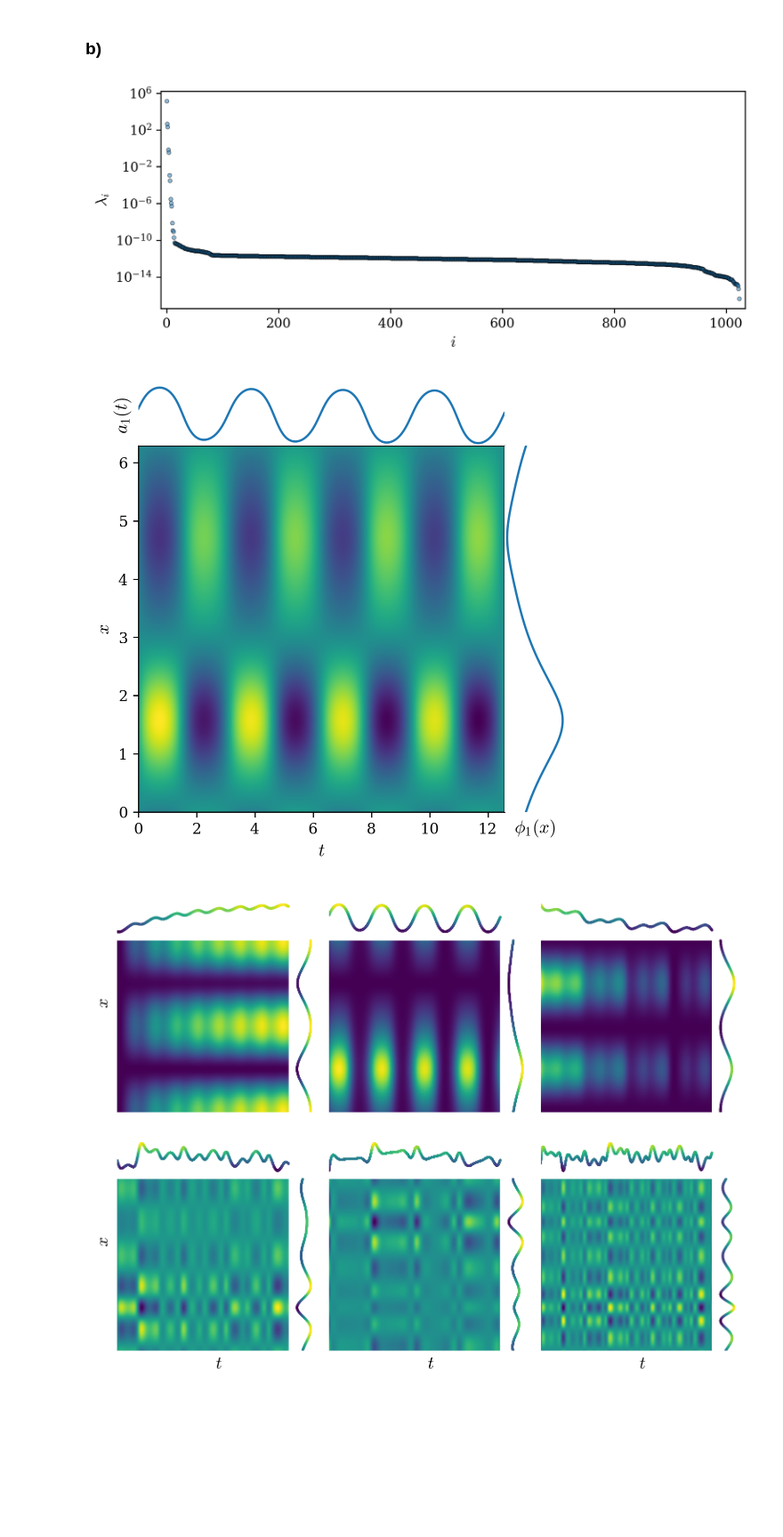
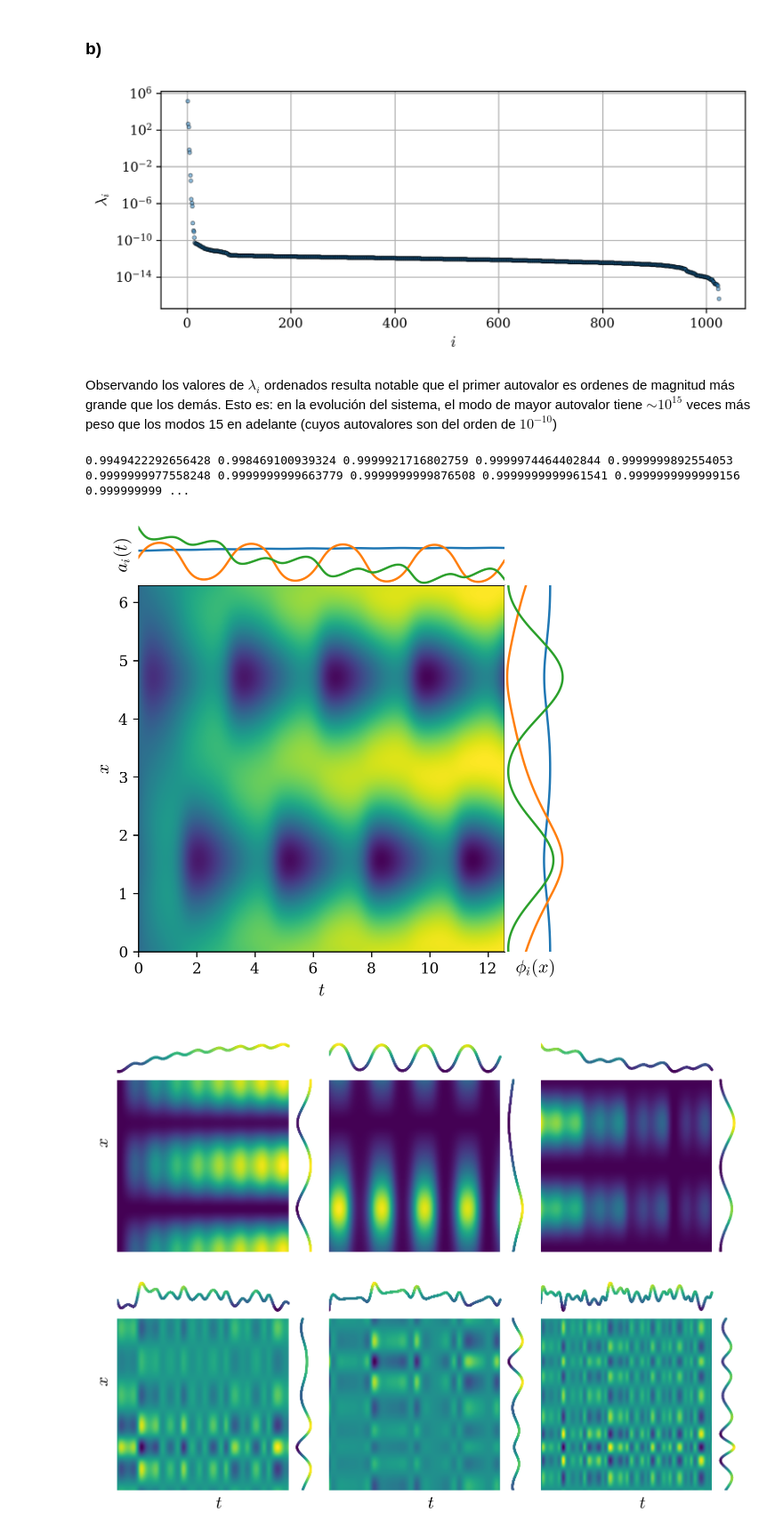
Before and after one commit to agustinbrusco/Sistemas_Complejos, a Jupyter notebook: guias/Guia3.ipynb, the cells around one changed output. Shown at 89% size. Saved outputs shown, nothing was run; the diff lists cells and outputs as text; code cells hidden in the pictures; blank space fills up the shorter version.

```diff
--- a/guias/Guia3.ipynb
+++ b/guias/Guia3.ipynb
@@ -188,14 +188,21 @@ a = n.T @ phi
 # %%
 %matplotlib inline
 plt.figure(figsize=(8, 3))
-plt.plot(np.abs(autovals), '.', mec="k", mew=0.5, alpha=0.5)
+plt.plot(np.arange(len(autovals))+1, np.abs(autovals), '.', mec="k", mew=0.5, alpha=0.5)
+plt.grid()
 plt.yscale("log")
 plt.ylabel("$\lambda_i$")
 plt.xlabel("$i$")
-plt.xlim(-10, n.shape[0]+10)
+# plt.xlim(-1, 30)
 plt.show()
 # %% [output]
-[figure, old version]
+[figure, new version]
+# %% [markdown]
+Observando los valores de $\lambda_i$ ordenados resulta notable que el primer autovalor es ordenes de magnitud más grande que los demás. Esto es: en la evolución del sistema, el modo de mayor autovalor tiene $\sim 10^{15}$ veces más peso que los modos 15 en adelante (cuyos autovalores son del orden de $10^{-10}$)
+# %%
+print(*(autovals.cumsum()/np.abs(autovals).sum()))
+# %% [output]
+0.9949422292656428 0.998469100939324 0.9999921716802759 0.9999974464402844 0.9999999892554053 0.9999999977558248 0.9999999999663779 0.9999999999876508 0.9999999999961541 0.9999999999999156 0.999999999 ...
 # %%
 %matplotlib inline
 fig = plt.figure(figsize=(5, 5))
@@ -215,8 +222,8 @@ ax_y = fig.add_subplot(gs[1, 1], sharey=ax_center)
 
 
 # Defino los modosa graficar:
-i_min = 1
-i_max = 1
+i_min = 0
+i_max = 2
 n_truncado = phi[:, i_min:i_max+1] @ a[:, i_min:i_max+1].T
 
 # Plot central con la imagen de la solución truncada
@@ -229,34 +236,34 @@ for i in range(i_min, i_max+1):
     # ax_x.scatter(t_vals, a[:, i], cmap="viridis", c=a[:, i], s=1)
     ax_x.plot(t_vals, a[:, i]/autovals[i]**0.5, "-")
     # ax_y.scatter(phi[:, i], x_vals, cmap="viridis", c=phi[:, i], s=1)
     ax_y.plot(phi[:, i], x_vals, "-")
 
 
 if i_max == i_min:
     ax_x.set_ylabel(fr"$a_{i}(t)$")
     ax_y.set_xlabel(fr"$\phi_{i}(x)$")
 else:
     ax_x.set_ylabel(r"$a_{i}(t)$")
     ax_y.set_xlabel(r"$\phi_{i}(x)$")
 for ax in [ax_x, ax_y]:
     ax.spines["top"].set_visible(False)
     ax.spines["right"].set_visible(False)
     ax.spines["bottom"].set_visible(False)
     ax.spines["left"].set_visible(False)
     # Hide ticks and labels
     ax.tick_params(
         axis="both",
         which="both",
         bottom=False,
         top=False,
         left=False,
         right=False,
         labelbottom=False,
         labelleft=False,
     )
 plt.show()
 # %% [output]
-[figure, old version]
+[figure, new version]
 # %%
 def signed_colors(vals: ArrayLike) -> ArrayLike:
     extremo = np.max(np.abs(vals))
```
Also changed, not shown: parts of 3 cells of this notebook.
